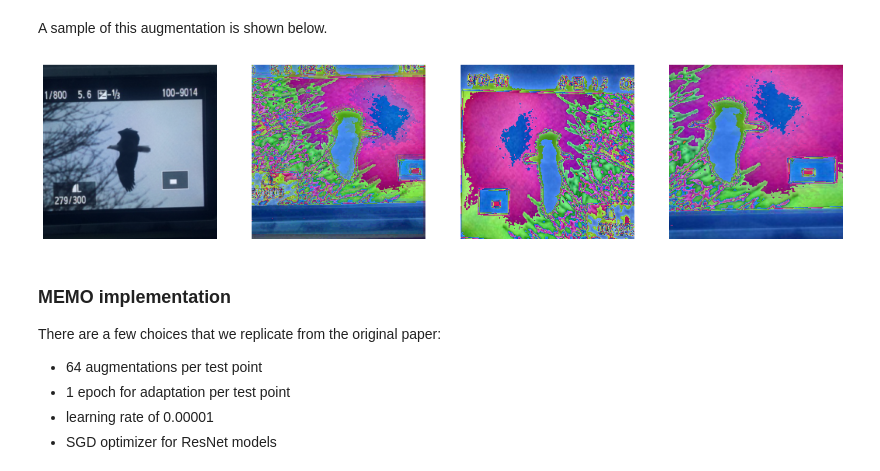
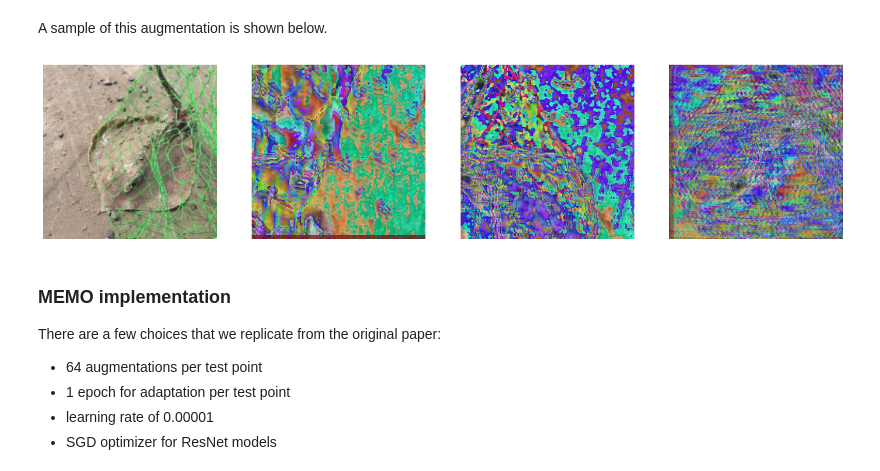
Before and after one commit to Dr3dre/Memo_DL2024, a Jupyter notebook: [249373] [249518].ipynb, the cells around one changed output. Drawn from its saved outputs; the diff is of its cells as text; code cells hidden in the pictures.

```diff
--- a/[249373] [249518].ipynb
+++ b/[249373] [249518].ipynb
@@ -62,7 +62,7 @@ def plot(images):
 ## from Lab 2 - Finetune AlexNet (S3 bucket) v2.ipynb
 
 class S3ImageFolder(Dataset):
-    def __init__(self, root, transform=None):
+    def __init__(self, root, limit=None, transform=None):
         self.s3_bucket = "deeplearning2024-datasets"
         self.s3_region = "eu-west-1"
         self.s3_client = boto3.client("s3", region_name=self.s3_region, verify=True)
@@ -99,6 +99,9 @@ class S3ImageFolder(Dataset):
         self.classes = sorted(set(label for label, _ in self.instances))
         self.class_to_idx = {cls_name: i for i, cls_name in enumerate(self.classes)}
 
+        if limit:
+            self.instances = self.instances[:limit]
+
     def __len__(self):
         return len(self.instances)
 
@@ -142,19 +145,23 @@ try:
 except:
     IN_COLAB = False
 
+LIMIT = 100     # for debugging, default = None
+
 if IN_COLAB:
     # Prerequisite: Import imagenet-a folder on colab
-    imagenet_a_directory = '/content/imagenet-a'        # CHANGE with imagenet-a folder position on Google Colab
+    imagenet_a_directory = '/content/imagenet-a'            # CHANGE with imagenet-a folder position on Google Colab
     try:
-        imagenet_a = torchvision.datasets.ImageFolder(root=imagenet_a_directory, transform=resnet_preprocess)
+        imagenet_a = torchvision.datasets.ImageFolder(root=imagenet_a_directory, limit=LIMIT, transform=resnet_preprocess)
     except FileNotFoundError:
         raise FileNotFoundError("Please import the imagenet-a folder on Google Colab")
 
-elif local_env:
-    imagenet_a_directory = 'datasets/imagenet-a'
-    imagenet_a = torchvision.datasets.ImageFolder(root=imagenet_a_directory, transform=resnet_preprocess)
+# elif local_env:                                           ## TODO: to erase
+#     imagenet_a_directory = 'datasets/imagenet-a'
+#     imagenet_a = torchvision.datasets.ImageFolder(root=imagenet_a_directory, transform=resnet_preprocess)
+
 else:
     imagenet_a_directory = "imagenet-a/"
-    imagenet_a = S3ImageFolder(root=imagenet_a_directory, transform=resnet_preprocess)
+    imagenet_a = S3ImageFolder(root=imagenet_a_directory, limit=LIMIT, transform=resnet_preprocess)
 
 dataset_len = len(imagenet_a)
+print(dataset_len)
@@ -384,7 +393,7 @@ preprocess = torchvision.transforms.Compose([
 
 def augmix(x_orig):
     x_orig = preaugment(x_orig)
-    x_orig = T.ToPILImage()(x_orig)
+    x_orig = torchvision.transforms.ToPILImage()(x_orig)
     x_processed = preprocess(x_orig)
     w = np.float32(np.random.dirichlet([1.0, 1.0, 1.0]))
     m = np.float32(np.random.beta(1.0, 1.0))
@@ -503,14 +512,14 @@ preaugment = torchvision.transforms.Compose([
 A sample of this augmentation is shown below.
 # %%
 augmix_example_img = []
-sample_image = imagenet_a[500][0]
+sample_image = imagenet_a[1][0]
 augmix_example_img.append(sample_image)
 for i in range(3):
     augmix_example_img.append(augmix(sample_image))
 
 plot(augmix_example_img)
 # %% [output]
-[figure, old version]
+[figure, new version]
 # %% [markdown]
 ### MEMO implementation
 There are a few choices that we replicate from the original paper:
```
Also changed, not shown: parts of 5 cells of this notebook.
